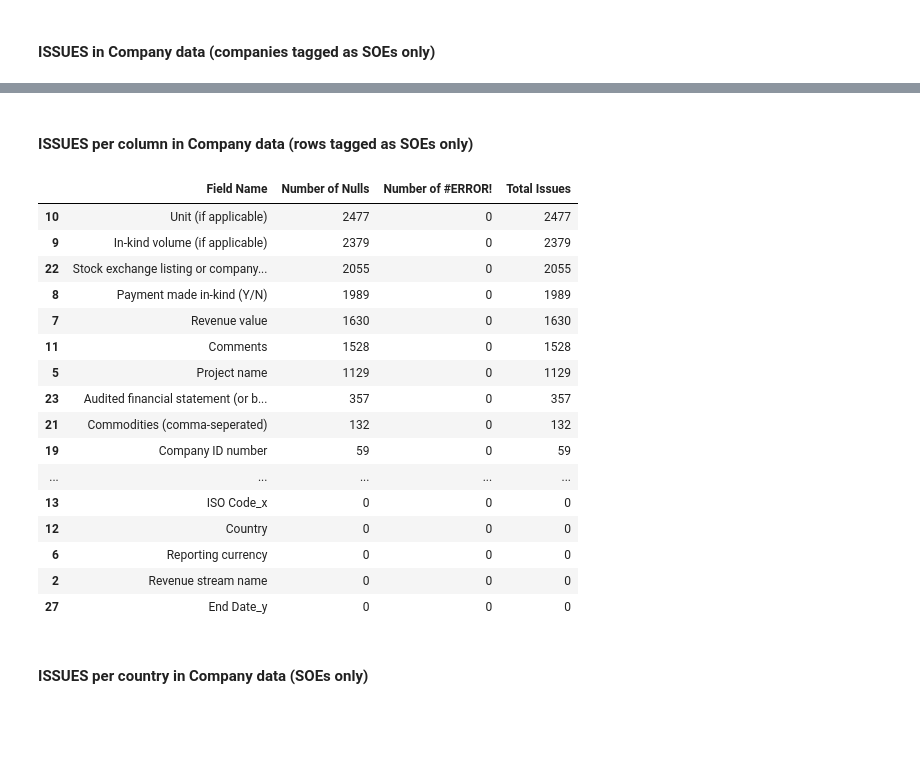
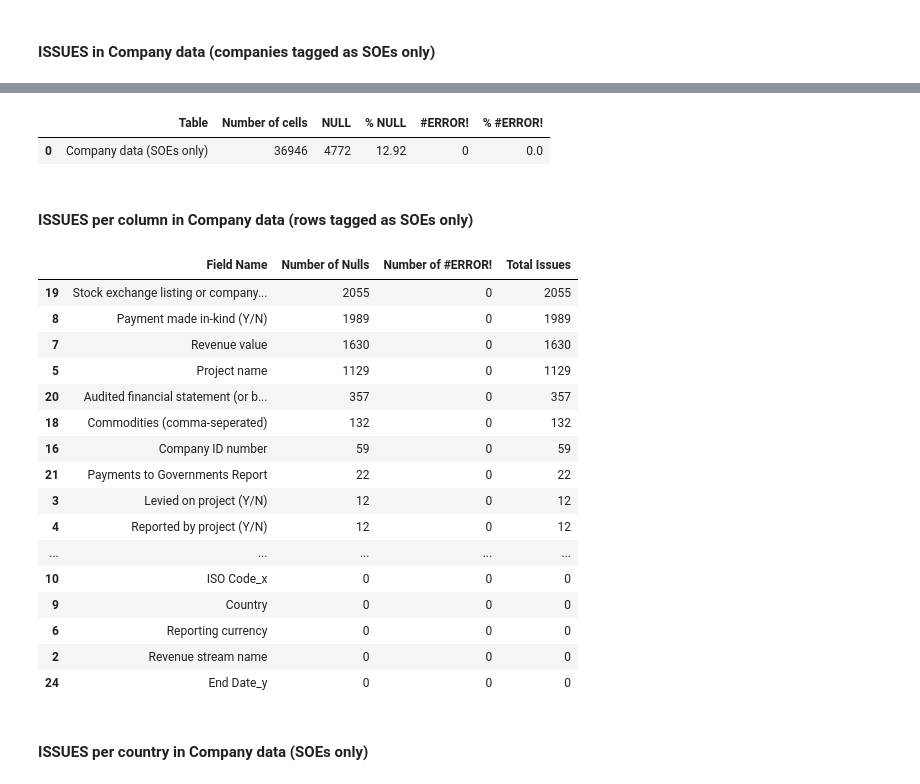
Before and after one commit to civicliteracies/EITI_SDT_data_verification_and_validation, a Jupyter notebook: 01 - Completeness and correctness.ipynb, the cells around one changed output, grey strips where cells are left out. Drawn from its saved outputs; the diff is of its cells as text; code cells hidden in the pictures; blank space fills up the shorter version.

```diff
--- a/01 - Completeness and correctness.ipynb
+++ b/01 - Completeness and correctness.ipynb
@@ -1041,25 +1056,31 @@ count_number_of_issues("Company data (SOEs only)", df_part_5_soe)
+# %%
+df_part_5_soe_non_opt = pd.merge(df_part_5_non_opt, df_part_3a_soe[['Full company name', 'Country', 'Year']], left_on=['Company', 'Country', 'Year'], right_on=['Full company name', 'Country', 'Year'], how='inner').drop(columns=["Full company name"])
+count_number_of_issues("Company data (SOEs only)", df_part_5_soe_non_opt)
+# %% [output]
+|  | Table | Number of cells | NULL | % NULL | #ERROR! | % #ERROR! |
+| 0 | Company data (SOEs only) | 36946 | 4772 | 12.92 | 0 | 0.0 |
 # %% [markdown]
 #### ISSUES per column in Company data (rows tagged as SOEs only)
 # %%
-display(count_number_of_issues_per_column(df_part_5_soe).sort_values(by="Total Issues", ascending=False))
+display(count_number_of_issues_per_column(df_part_5_soe_non_opt).sort_values(by="Total Issues", ascending=False))
 # %% [output]
 |  | Field Name | Number of Nulls | Number of #ERROR! | Total Issues |
-| 10 | Unit (if applicable) | 2477 | 0 | 2477 |
-| 9 | In-kind volume (if applicable) | 2379 | 0 | 2379 |
-| 22 | Stock exchange listing or company... | 2055 | 0 | 2055 |
+| 19 | Stock exchange listing or company... | 2055 | 0 | 2055 |
 | 8 | Payment made in-kind (Y/N) | 1989 | 0 | 1989 |
 | 7 | Revenue value | 1630 | 0 | 1630 |
-| 11 | Comments | 1528 | 0 | 1528 |
 | 5 | Project name | 1129 | 0 | 1129 |
-| 23 | Audited financial statement (or b... | 357 | 0 | 357 |
-| 21 | Commodities (comma-seperated) | 132 | 0 | 132 |
-| 19 | Company ID number | 59 | 0 | 59 |
+| 20 | Audited financial statement (or b... | 357 | 0 | 357 |
+| 18 | Commodities (comma-seperated) | 132 | 0 | 132 |
+| 16 | Company ID number | 59 | 0 | 59 |
+| 21 | Payments to Governments Report | 22 | 0 | 22 |
+| 3 | Levied on project (Y/N) | 12 | 0 | 12 |
+| 4 | Reported by project (Y/N) | 12 | 0 | 12 |
 | ... | ... | ... | ... | ... |
-| 13 | ISO Code_x | 0 | 0 | 0 |
-| 12 | Country | 0 | 0 | 0 |
+| 10 | ISO Code_x | 0 | 0 | 0 |
+| 9 | Country | 0 | 0 | 0 |
 | 6 | Reporting currency | 0 | 0 | 0 |
 | 2 | Revenue stream name | 0 | 0 | 0 |
-| 27 | End Date_y | 0 | 0 | 0 |
+| 24 | End Date_y | 0 | 0 | 0 |
 # %% [markdown]
 #### ISSUES per country in Company data (SOEs only)
 # %%
```
Also changed, not shown: parts of 9 cells of this notebook, 1 other file.
